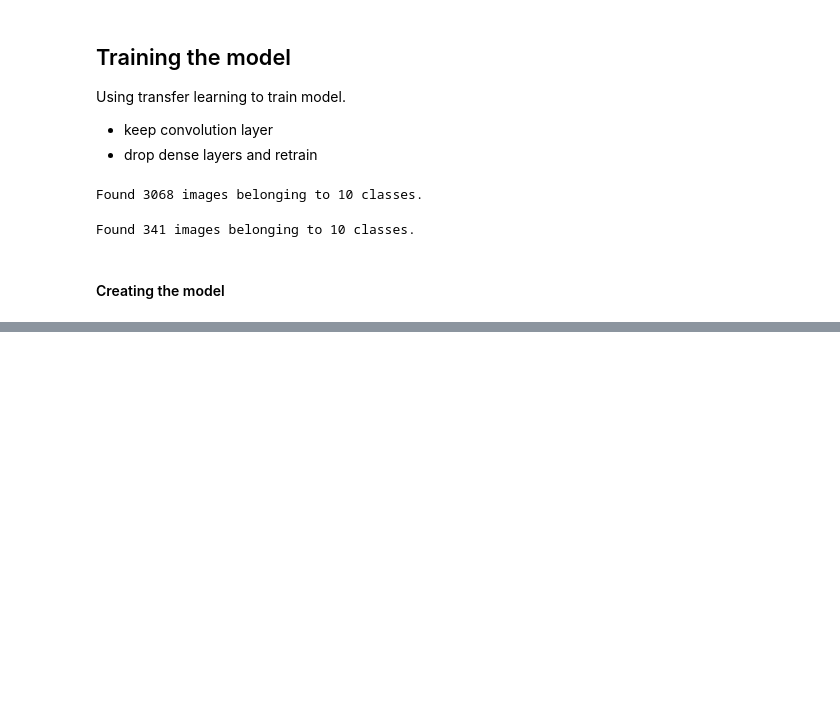
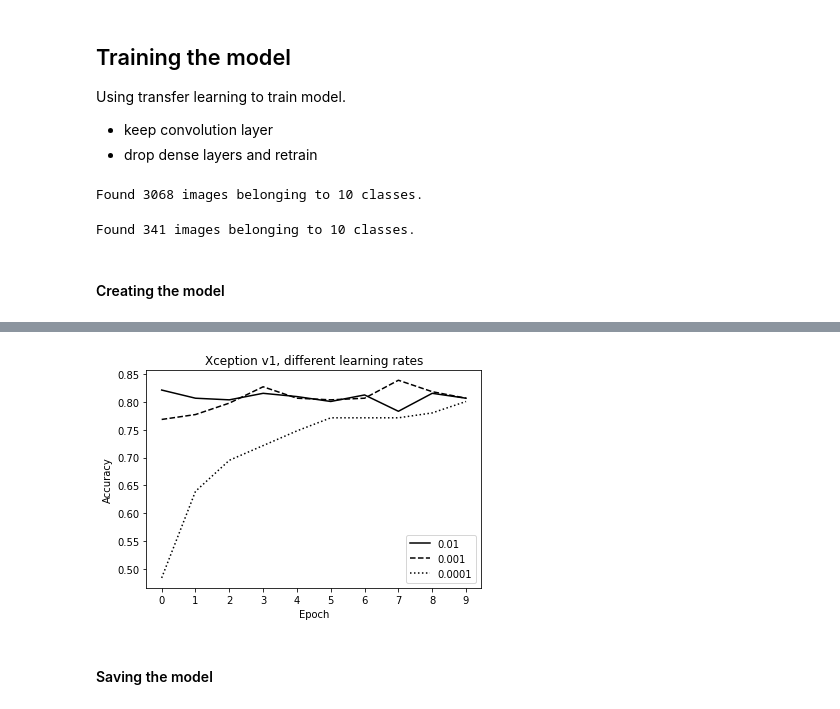
Before and after one commit to alextanhongpin/machine-learning-bootcamp, a Jupyter notebook: 07_neural_network.ipynb, the cells around one changed output, grey strips where cells are left out. Saved outputs shown, nothing was run; the diff lists cells and outputs as text; code cells hidden in the pictures; blank space fills up the shorter version.

```diff
--- a/07_neural_network.ipynb
+++ b/07_neural_network.ipynb
@@ -223,0 +359,23 @@ Epoch 1/10
+# %%
+plt.figure(figsize=(6, 4))
+
+plt.plot(epochs, val_0_01, color='black', linestyle='solid', label='0.01')
+plt.plot(epochs, val_0_001, color='black', linestyle='dashed', label='0.001')
+plt.plot(epochs, val_0_0001, color='black', linestyle='dotted', label='0.0001')
+
+
+plt.title('Xception v1, different learning rates')
+plt.xlabel('Epoch')
+plt.ylabel('Accuracy')
+
+plt.xticks(epochs)
+
+plt.legend()
+
+plt.savefig('xception_v1_all_lr.svg')
+
+plt.show()
+# %% [output]
+[figure, added]
+# %% [markdown]
+#### Saving the model
```
Also changed, not shown: parts of 18 cells of this notebook.
